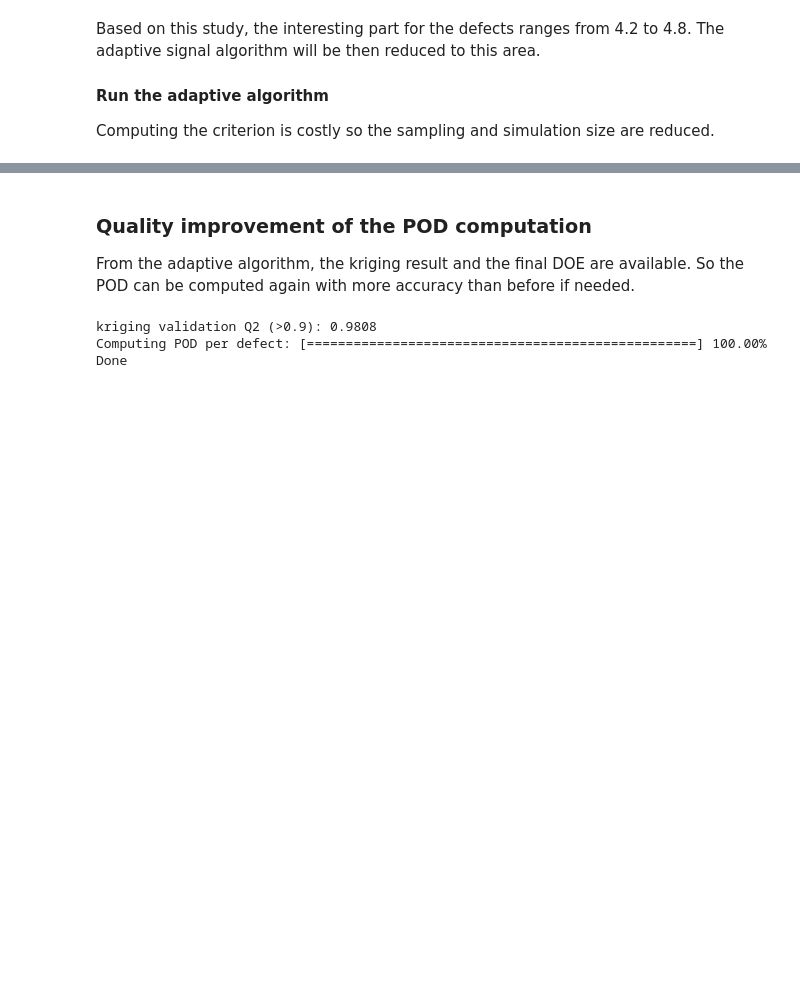
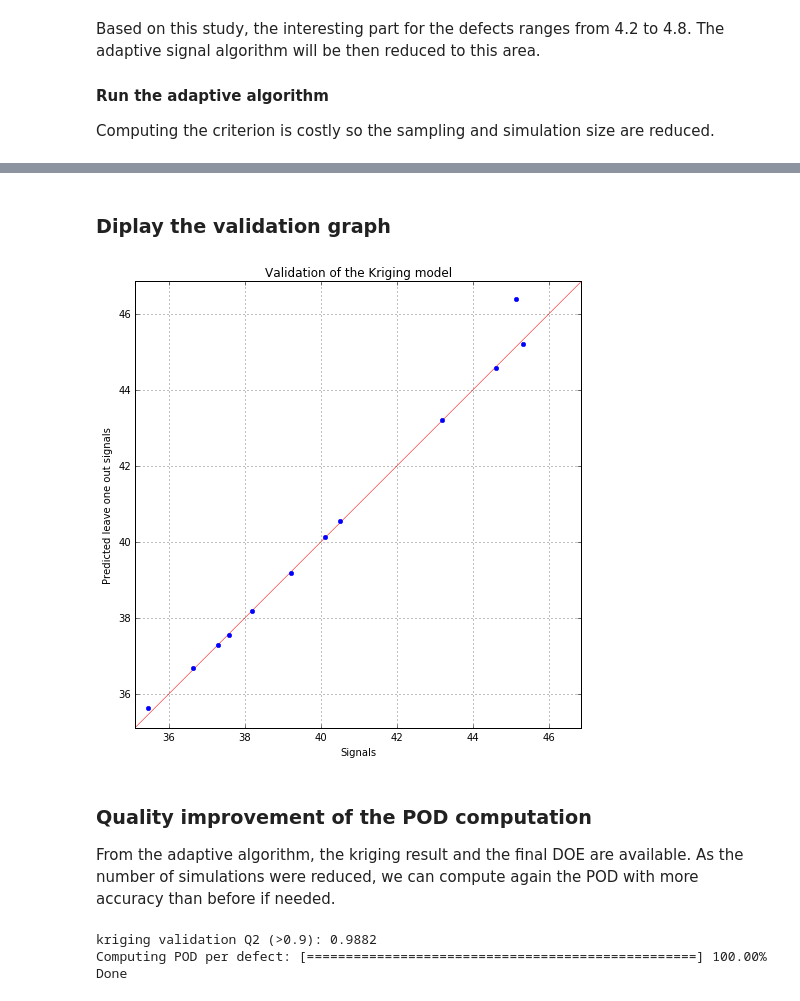
Before and after one commit to openturns/otpod, a Jupyter notebook: doc/source/examples/AdaptiveSignalPOD.ipynb, the cells around one changed output, grey strips where cells are left out. Saved outputs shown, nothing was run; the diff lists cells and outputs as text; code cells hidden in the pictures; blank space fills up the shorter version.

```diff
--- a/doc/source/examples/AdaptiveSignalPOD.ipynb
+++ b/doc/source/examples/AdaptiveSignalPOD.ipynb
@@ -155,20 +173,29 @@ Wall time: 44min 9s
+# %% [markdown]
+### Diplay the validation graph
+# %%
+fid, ax = adaptivePOD.drawValidationGraph()
+fig.show()
+# %% [output]
+[figure, added]
 # %% [markdown]
 ### Quality improvement of the POD computation
 
-From the adaptive algorithm, the kriging result and the final DOE are available. So the POD can be computed again with more accuracy than before if needed.
+From the adaptive algorithm, the kriging result and the final DOE are available. As the number of simulations were reduced, we can compute again the POD with more accuracy than before if needed.
 # %%
 # get the kriging result and the final DOE from the adaptive algorithm
 krigingRes = adaptivePOD.getKrigingResult()
 inputfinal = adaptivePOD.getInputDOE()
 outputfinal = adaptivePOD.getOutputDOE()
+defectSizes = adaptivePOD.getDefectSizes()
 
 # A new POD study is launch with the DOE values
 finalPOD = otpod.KrigingPOD(inputfinal, outputfinal, detection)
+finalPOD.setDefectSizes(defectSizes)
 # The kriging model is already known so it is given to this study
 finalPOD.setKrigingResult(krigingRes)
 finalPOD.run()
 # %% [output]
-kriging validation Q2 (>0.9): 0.9808
+kriging validation Q2 (>0.9): 0.9882
 Computing POD per defect: [==================================================] 100.00% Done
 # %%
 fig, ax = finalPOD.drawPOD(0.9, 0.95)
```
Also changed, not shown: parts of 5 cells of this notebook, 2 other files.
